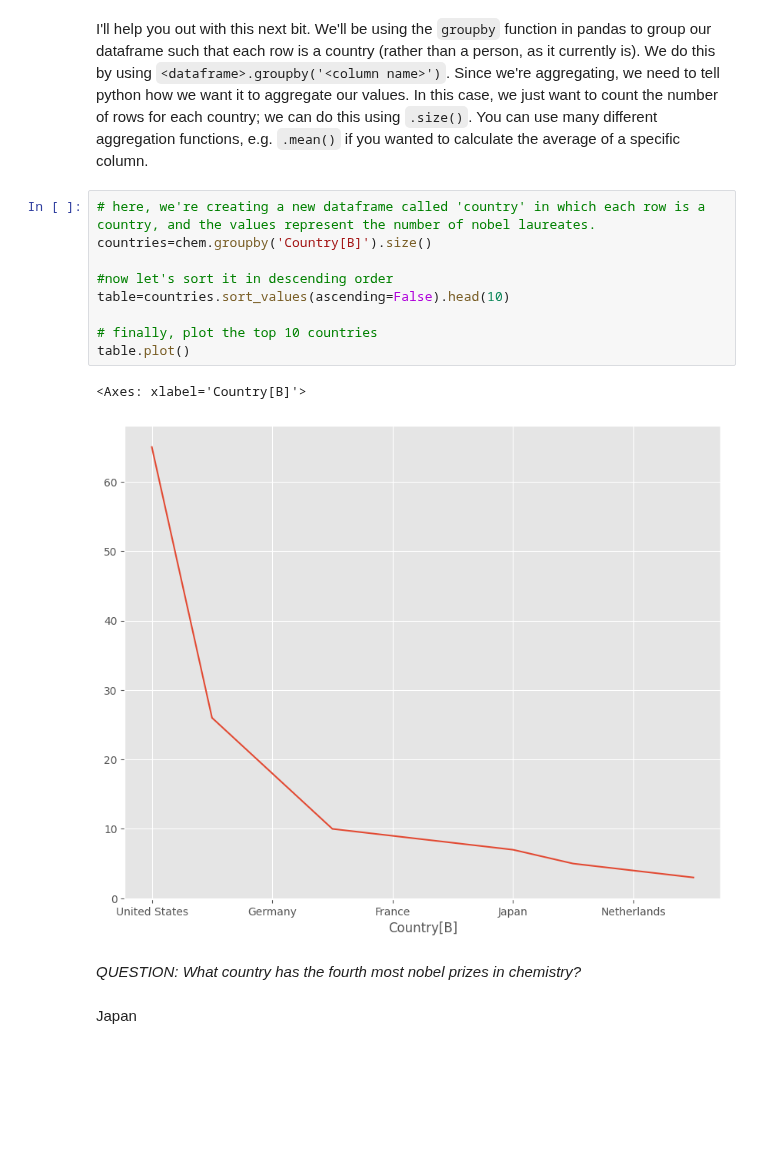
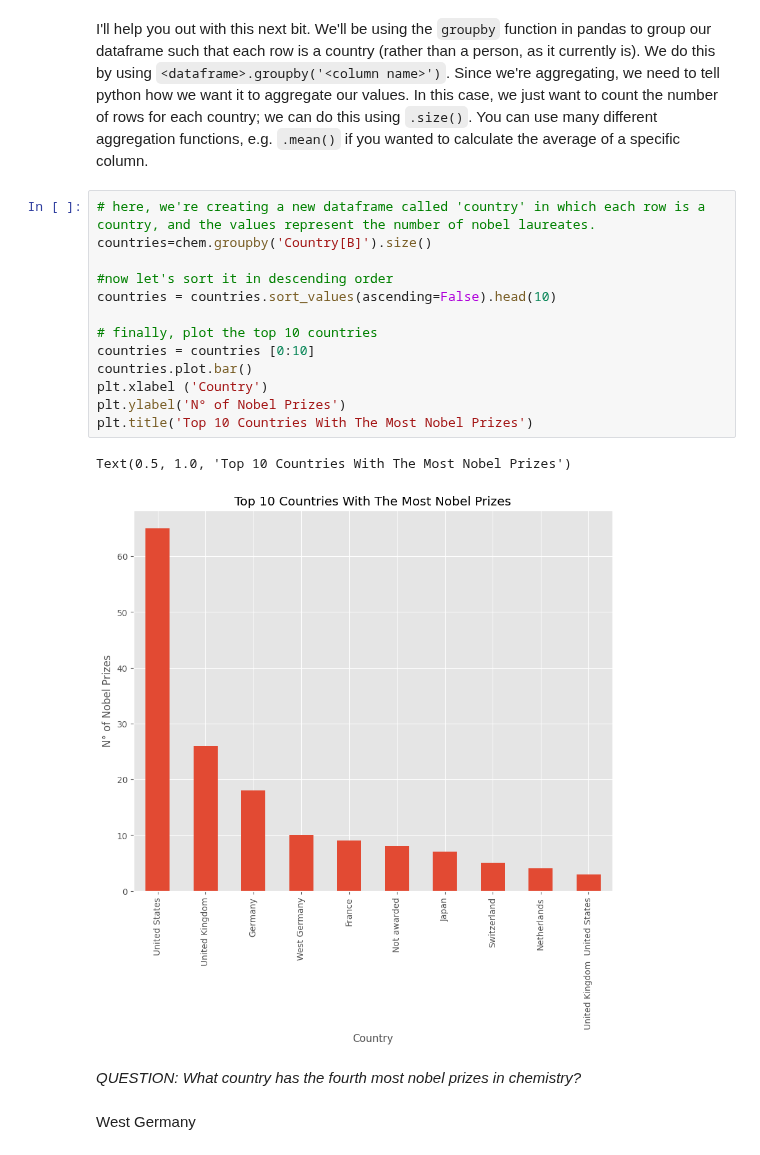
Before and after one commit to Raphaeldavid203/QM2, a Jupyter notebook: notebooks/W02. Pandas.ipynb, the cells around one changed output. Cells and saved outputs as stored; diff of their text form; blank space fills up the shorter version.

```diff
--- a/notebooks/W02. Pandas.ipynb
+++ b/notebooks/W02. Pandas.ipynb
@@ -551,16 +530,20 @@ I'll help you out with this next bit. We'll be using the `groupby` function in p
 # %%
 # here, we're creating a new dataframe called 'country' in which each row is a country, and the values represent the number of nobel laureates.
 countries=chem.groupby('Country[B]').size()
 
 #now let's sort it in descending order
-table=countries.sort_values(ascending=False).head(10)
+countries = countries.sort_values(ascending=False).head(10)
 
 # finally, plot the top 10 countries
-table.plot()
+countries = countries [0:10]
+countries.plot.bar()
+plt.xlabel ('Country')
+plt.ylabel('N° of Nobel Prizes')
+plt.title('Top 10 Countries With The Most Nobel Prizes')
 # %% [output]
-<Axes: xlabel='Country[B]'>
+Text(0.5, 1.0, 'Top 10 Countries With The Most Nobel Prizes')
-[figure, old version]
+[figure, new version]
 # %% [markdown]
 *QUESTION: What country has the fourth most nobel prizes in chemistry?*
-# %% [markdown]
-Japan
+# %% [markdown]
+West Germany
```
Also changed, not shown: parts of 7 cells of this notebook.
